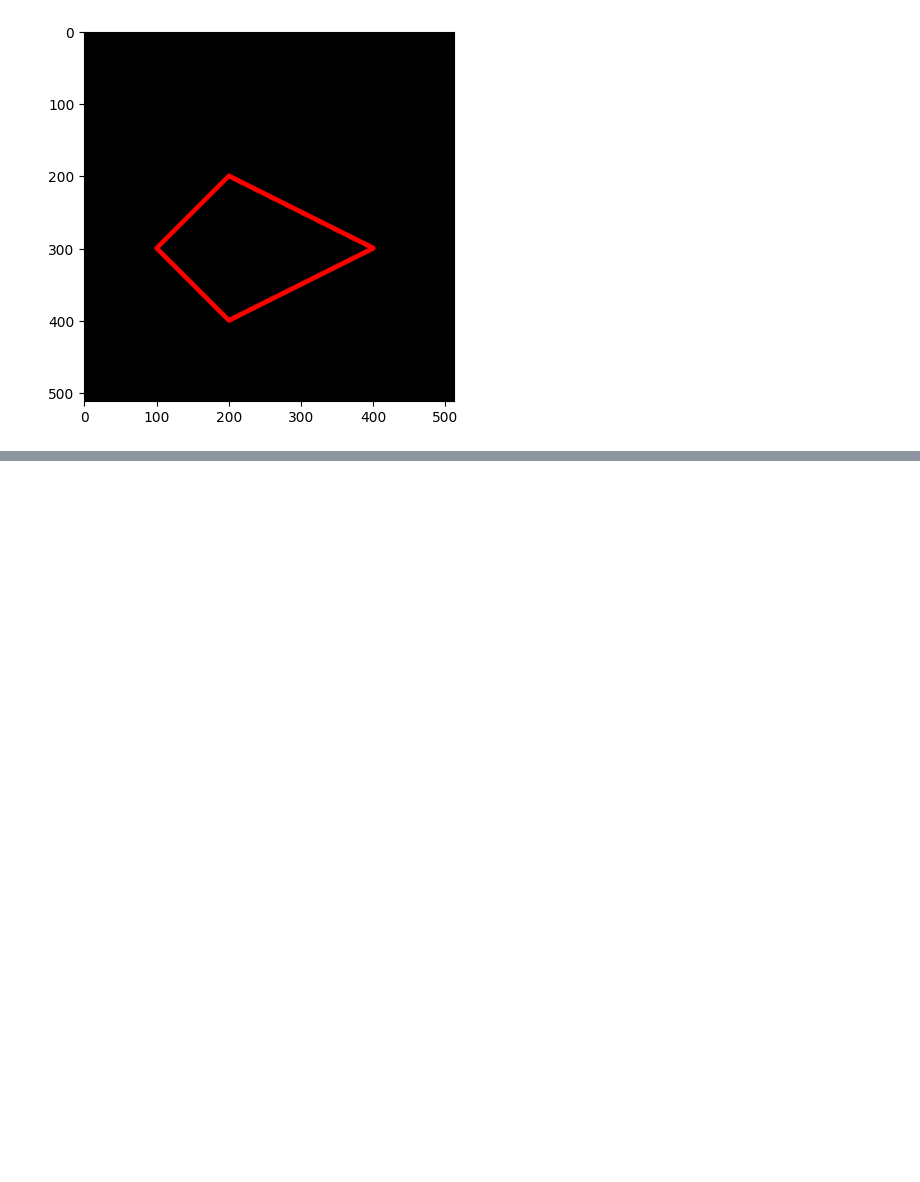
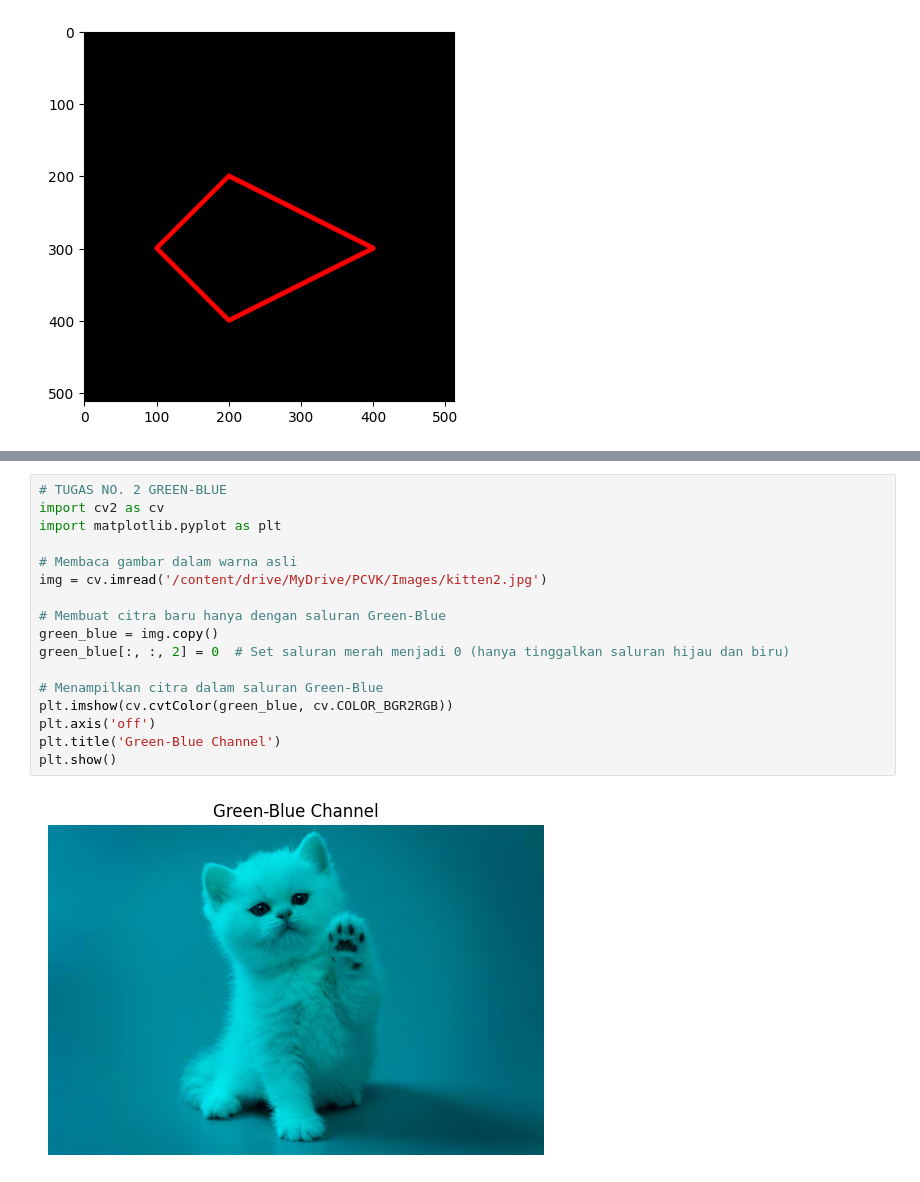
Before and after one commit to alfinasalsaa/PCVK, a Jupyter notebook: week2.ipynb, the cells around one changed output, grey strips where cells are left out. Drawn from its saved outputs; the diff is of its cells as text; blank space fills up the shorter version.

```diff
--- a/week2.ipynb
+++ b/week2.ipynb
@@ -131,0 +168,19 @@ plt.imshow(black_img2)
+# %%
+# TUGAS NO. 2 GREEN-BLUE
+import cv2 as cv
+import matplotlib.pyplot as plt
+
+# Membaca gambar dalam warna asli
+img = cv.imread('/content/drive/MyDrive/PCVK/Images/kitten2.jpg')
+
+# Membuat citra baru hanya dengan saluran Green-Blue
+green_blue = img.copy()
+green_blue[:, :, 2] = 0  # Set saluran merah menjadi 0 (hanya tinggalkan saluran hijau dan biru)
+
+# Menampilkan citra dalam saluran Green-Blue
+plt.imshow(cv.cvtColor(green_blue, cv.COLOR_BGR2RGB))
+plt.axis('off')
+plt.title('Green-Blue Channel')
+plt.show()
+# %% [output]
+[figure, added]
```
Also changed, not shown: parts of 14 cells of this notebook.
